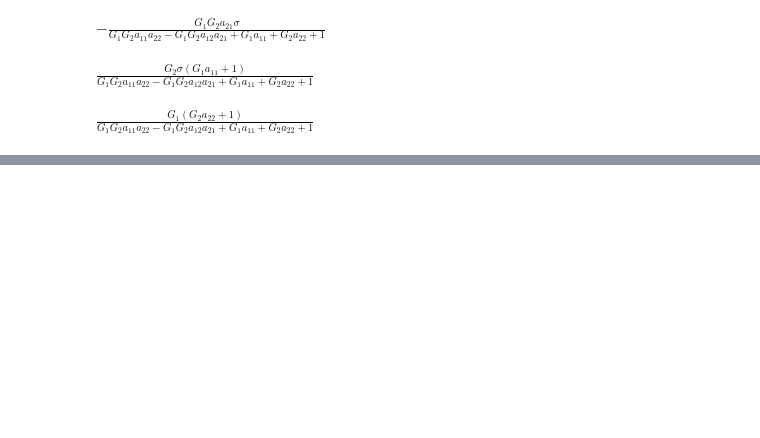
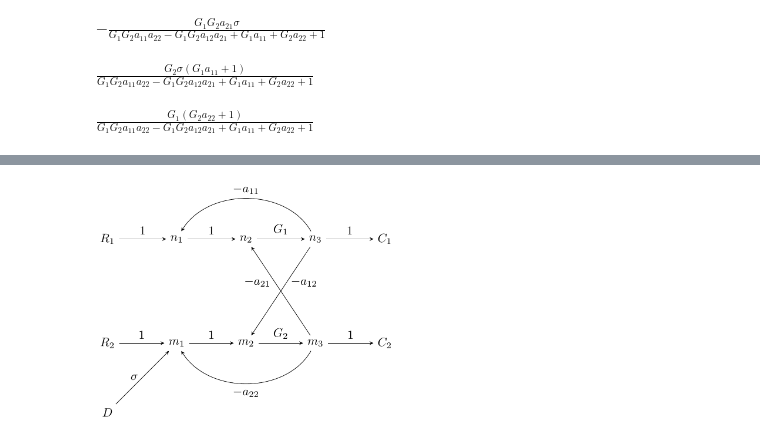
Before and after one commit to Meeta-factor/mason, a Jupyter notebook: examples/solver.ipynb, the cells around one changed output, grey strips where cells are left out. Cells and saved outputs as stored; diff of their text form; code cells hidden in the pictures; blank space fills up the shorter version.

```diff
--- a/examples/solver.ipynb
+++ b/examples/solver.ipynb
@@ -56,0 +78,5 @@ $\displaystyle \textbf{System Determinant}$
+# %%
+from IPython.display import Image
+Image("../mason/tikz/data.png", width=300, height=200)
+# %% [output]
+[figure, added]
```
Also changed, not shown: parts of 3 cells of this notebook, 11 other files.
